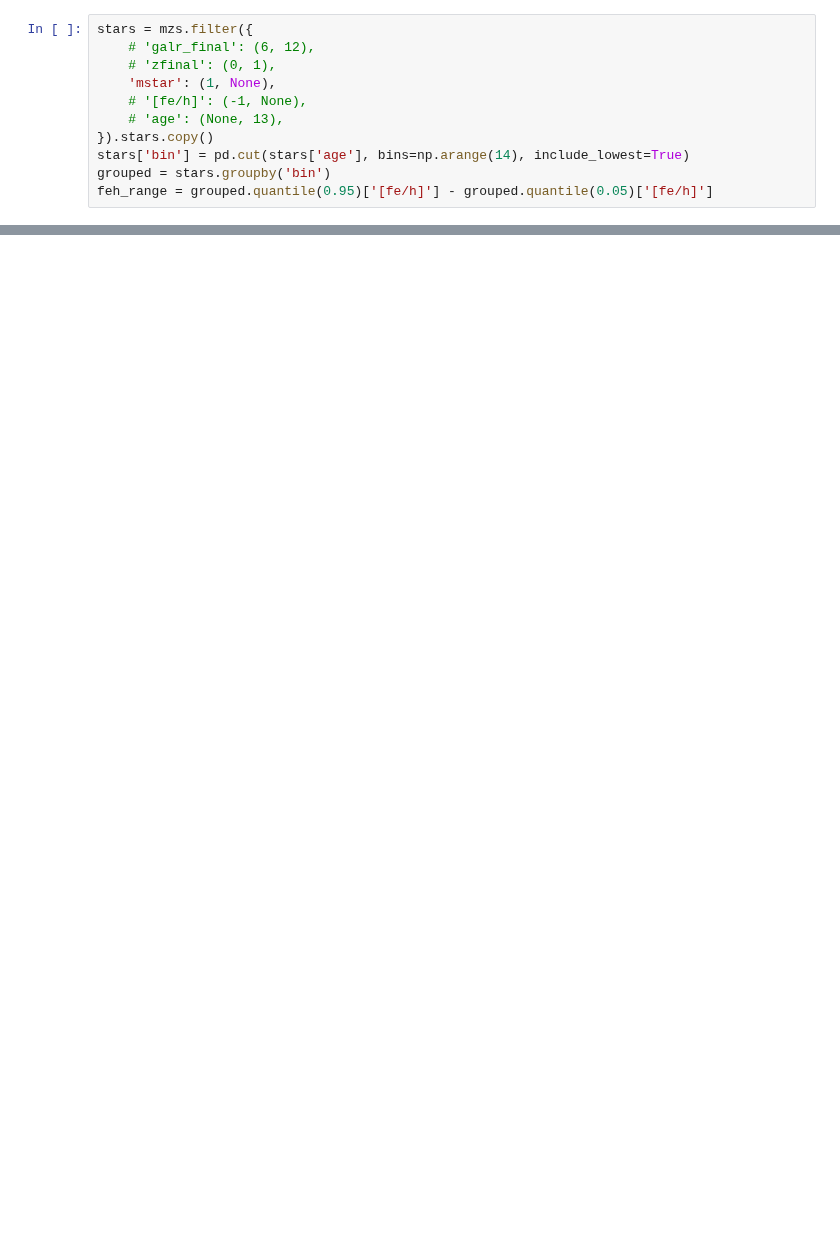
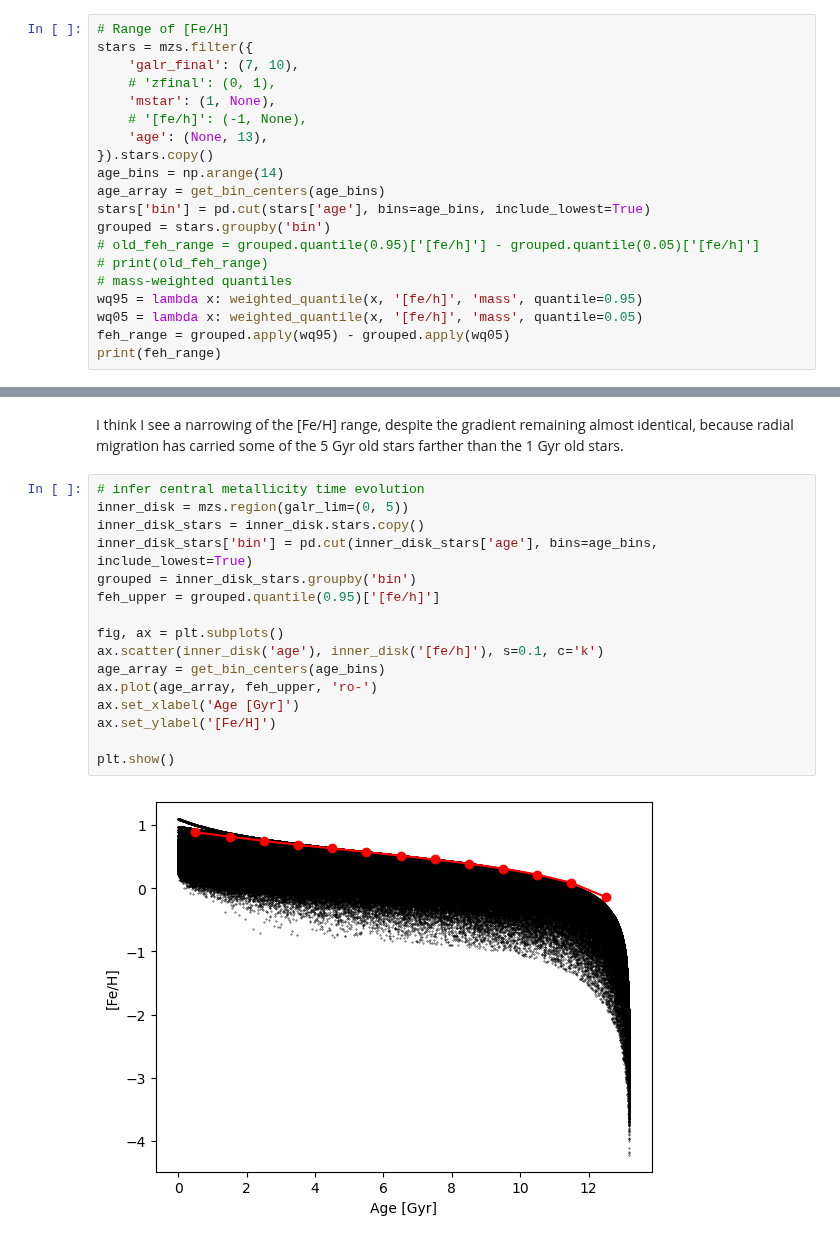
Before and after one commit to lodubay/galactic-dtd, a Jupyter notebook: notebooks/predict_birth_radius.ipynb, the cells around one changed output, grey strips where cells are left out. Saved outputs shown, nothing was run; the diff lists cells and outputs as text; blank space fills up the shorter version.

```diff
--- a/notebooks/predict_birth_radius.ipynb
+++ b/notebooks/predict_birth_radius.ipynb
@@ -14,11 +16,20 @@ mzs = MultizoneStars.from_output(output_name)
 # %%
+# Range of [Fe/H]
 stars = mzs.filter({
-    # 'galr_final': (6, 12),
+    'galr_final': (7, 10),
     # 'zfinal': (0, 1),
     'mstar': (1, None),
     # '[fe/h]': (-1, None),
-    # 'age': (None, 13),
+    'age': (None, 13),
 }).stars.copy()
-stars['bin'] = pd.cut(stars['age'], bins=np.arange(14), include_lowest=True)
+age_bins = np.arange(14)
+age_array = get_bin_centers(age_bins)
+stars['bin'] = pd.cut(stars['age'], bins=age_bins, include_lowest=True)
 grouped = stars.groupby('bin')
-feh_range = grouped.quantile(0.95)['[fe/h]'] - grouped.quantile(0.05)['[fe/h]']
+# old_feh_range = grouped.quantile(0.95)['[fe/h]'] - grouped.quantile(0.05)['[fe/h]']
+# print(old_feh_range)
+# mass-weighted quantiles
+wq95 = lambda x: weighted_quantile(x, '[fe/h]', 'mass', quantile=0.95)
+wq05 = lambda x: weighted_quantile(x, '[fe/h]', 'mass', quantile=0.05)
+feh_range = grouped.apply(wq95) - grouped.apply(wq05)
+print(feh_range)
@@ -51,0 +149,20 @@ plt.show()
+# %% [markdown]
+I think I see a narrowing of the [Fe/H] range, despite the gradient remaining almost identical, because radial migration has carried some of the 5 Gyr old stars farther than the 1 Gyr old stars.
+# %%
+# infer central metallicity time evolution
+inner_disk = mzs.region(galr_lim=(0, 5))
+inner_disk_stars = inner_disk.stars.copy()
+inner_disk_stars['bin'] = pd.cut(inner_disk_stars['age'], bins=age_bins, include_lowest=True)
+grouped = inner_disk_stars.groupby('bin')
+feh_upper = grouped.quantile(0.95)['[fe/h]']
+
+fig, ax = plt.subplots()
+ax.scatter(inner_disk('age'), inner_disk('[fe/h]'), s=0.1, c='k')
+age_array = get_bin_centers(age_bins)
+ax.plot(age_array, feh_upper, 'ro-')
+ax.set_xlabel('Age [Gyr]')
+ax.set_ylabel('[Fe/H]')
+
+plt.show()
+# %% [output]
+[figure, added]
```
Also changed, not shown: parts of 14 cells of this notebook.
